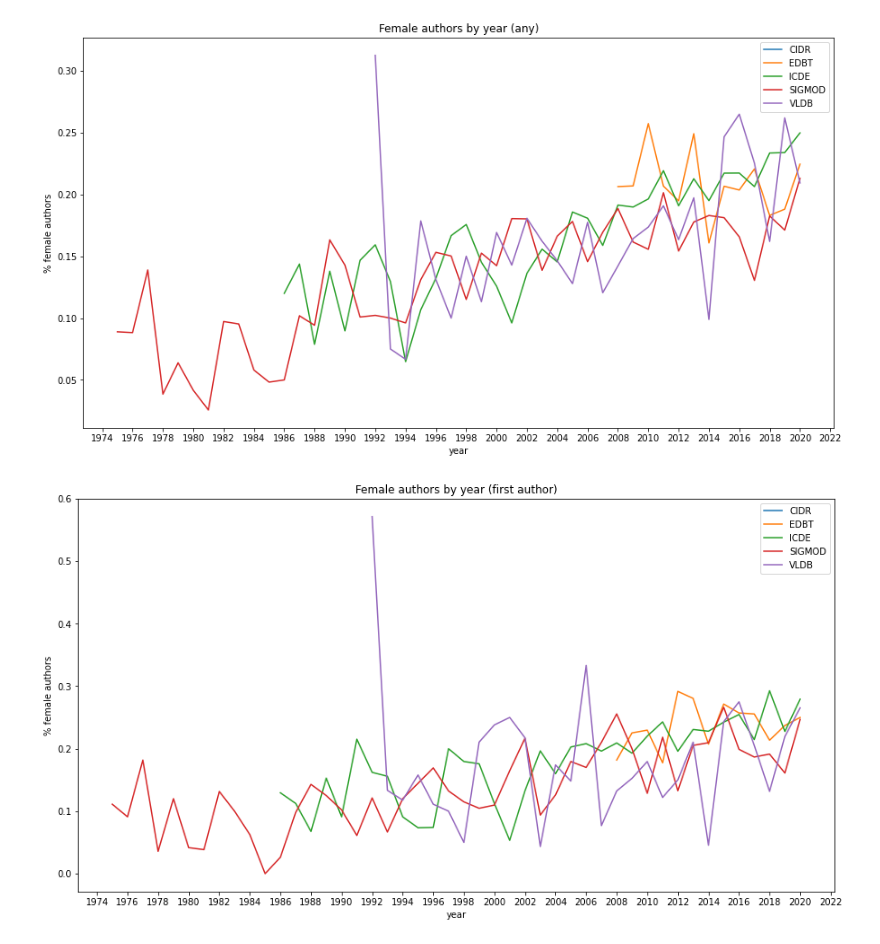
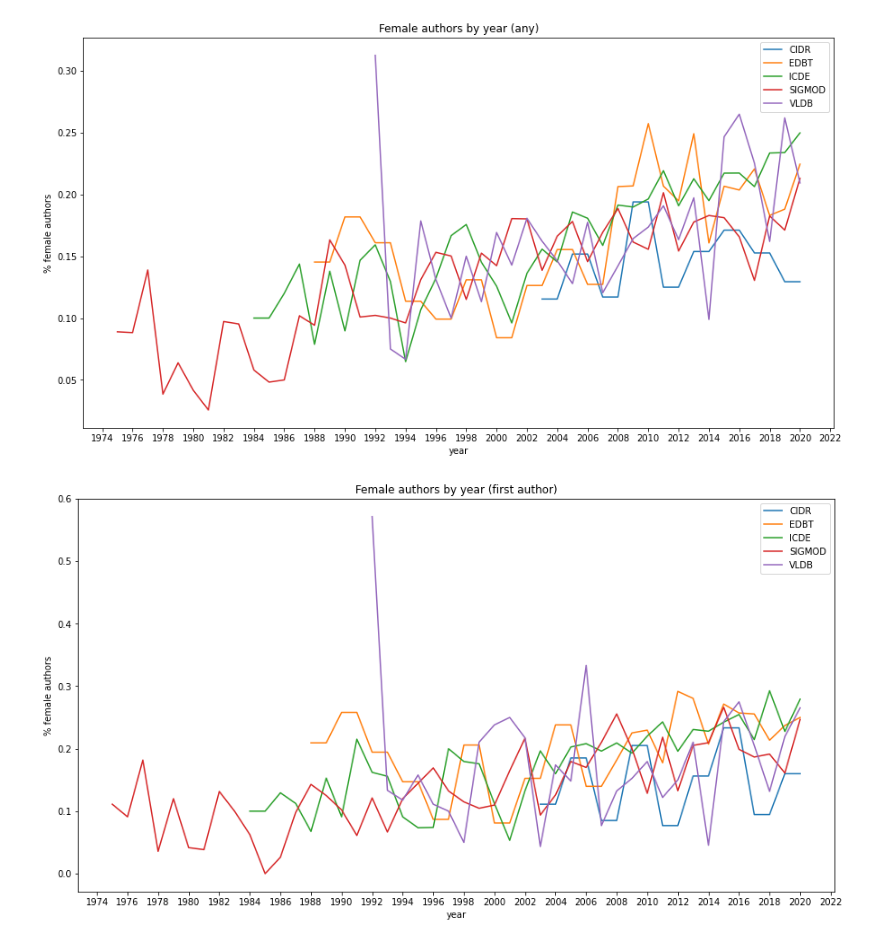
Before and after one commit to dataunitylab/paper-gender-analysis, a Jupyter notebook: cs-paper-gender-analysis.ipynb, the cells around one changed output. Drawn from its saved outputs; the diff is of its cells as text; code cells hidden in the pictures.

```diff
--- a/cs-paper-gender-analysis.ipynb
+++ b/cs-paper-gender-analysis.ipynb
@@ -37,16 +37,16 @@ last_ratio = count_ratio(last_authors)
 # %%
 import matplotlib.pyplot as plt
 import matplotlib.ticker as ticker
 
 def plot_authors(df, plot_type):
-    fig = df.unstack(level=0).plot(figsize=(15,8), title='Female authors by year (%s)' % plot_type)
+    fig = df.unstack(level=0).ffill().plot(figsize=(15,8), title='Female authors by year (%s)' % plot_type)
     fig.xaxis.set_major_locator(ticker.MultipleLocator(2))
     fig.set_ylabel('% female authors')
     fig.legend([c.split(', ')[1].rstrip(')').upper() for c in fig.get_legend_handles_labels()[1]])
 
 plot_authors(all_ratio, 'any')
 plot_authors(first_ratio, 'first author')
 plot_authors(last_ratio, 'last author')
 # %% [output]
-[figure, old version]
+[figure, new version]
-[figure, old version]
+[figure, new version]
```
Also changed, not shown: parts of 1 cell of this notebook.
